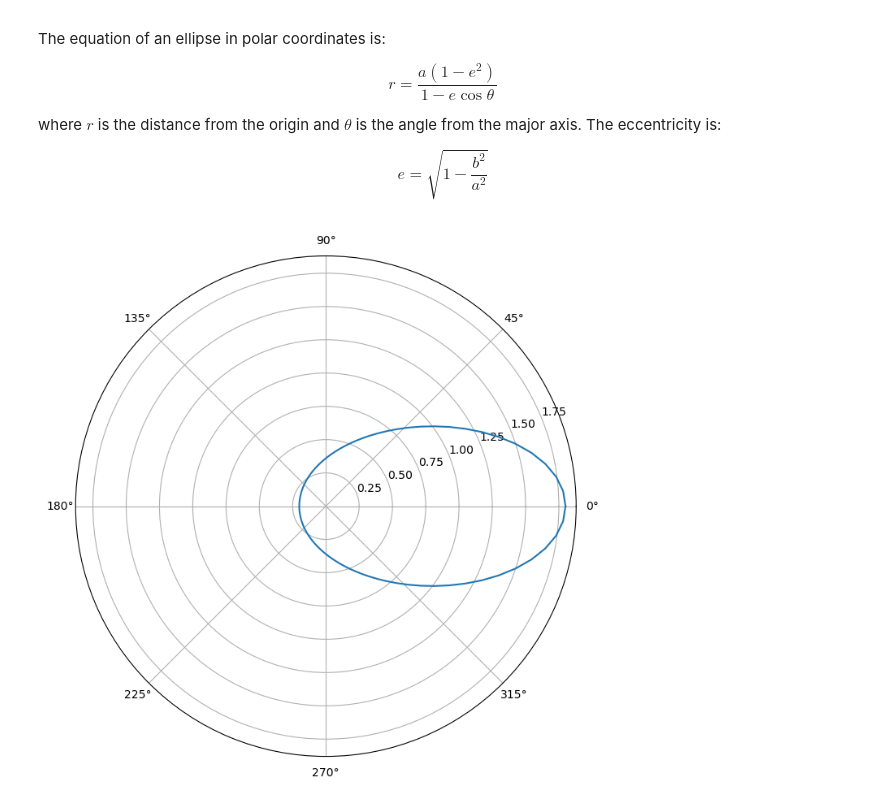
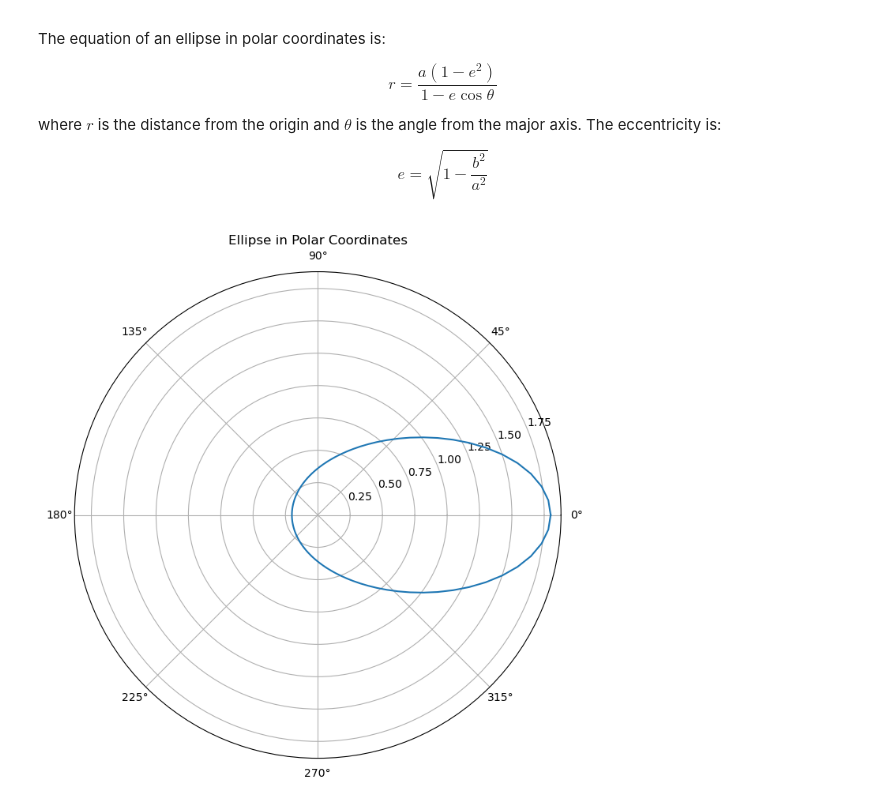
Before and after one commit to brash99/phys202, a Jupyter notebook: JupyterNotebooks/Ellipse.ipynb, the cells around one changed output. Drawn from its saved outputs; the diff is of its cells as text; code cells hidden in the pictures.

```diff
--- a/JupyterNotebooks/Ellipse.ipynb
+++ b/JupyterNotebooks/Ellipse.ipynb
@@ -62,18 +65,19 @@ $$e = \sqrt{1 - \frac{b^2}{a^2}}$$
 # %%
 # Draw a plot of an ellipse in polar coordinates
 
 e = 0.8
 a = 1
 b = a * np.sqrt(1 - e**2)
 
 theta = np.linspace(0, 2 * np.pi, 100)
 r = a * (1 - e**2) / (1 - e * np.cos(theta))
 
 fig, ax = plt.subplots(subplot_kw={'projection': 'polar'}, figsize=(8, 8))
 ax.plot(theta, r)
+ax.set_title('Ellipse in Polar Coordinates')
 plt.show()
 # %% [output]
-[figure, old version]
+[figure, new version]
 # %%
 # Draw the orbit of Mercury
 
```
Also changed, not shown: parts of 6 cells of this notebook.
